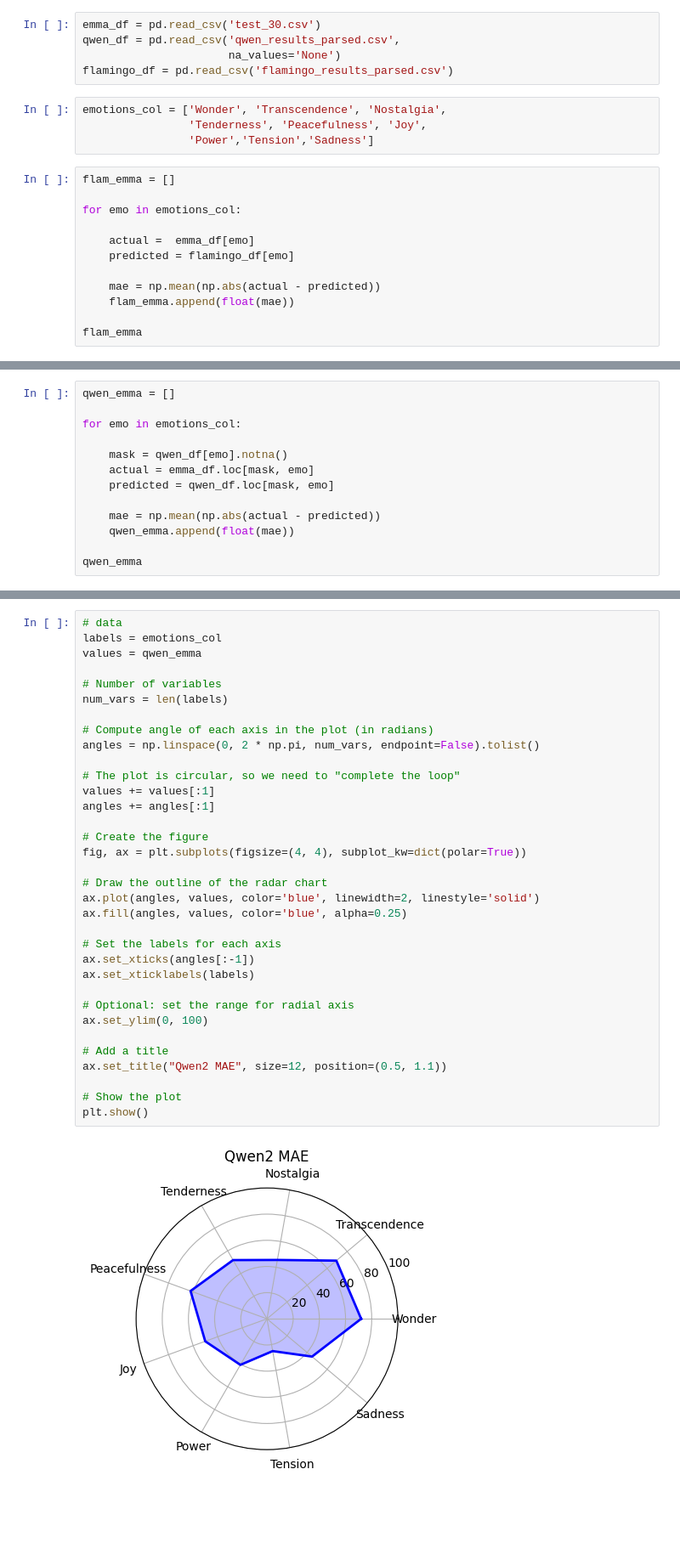
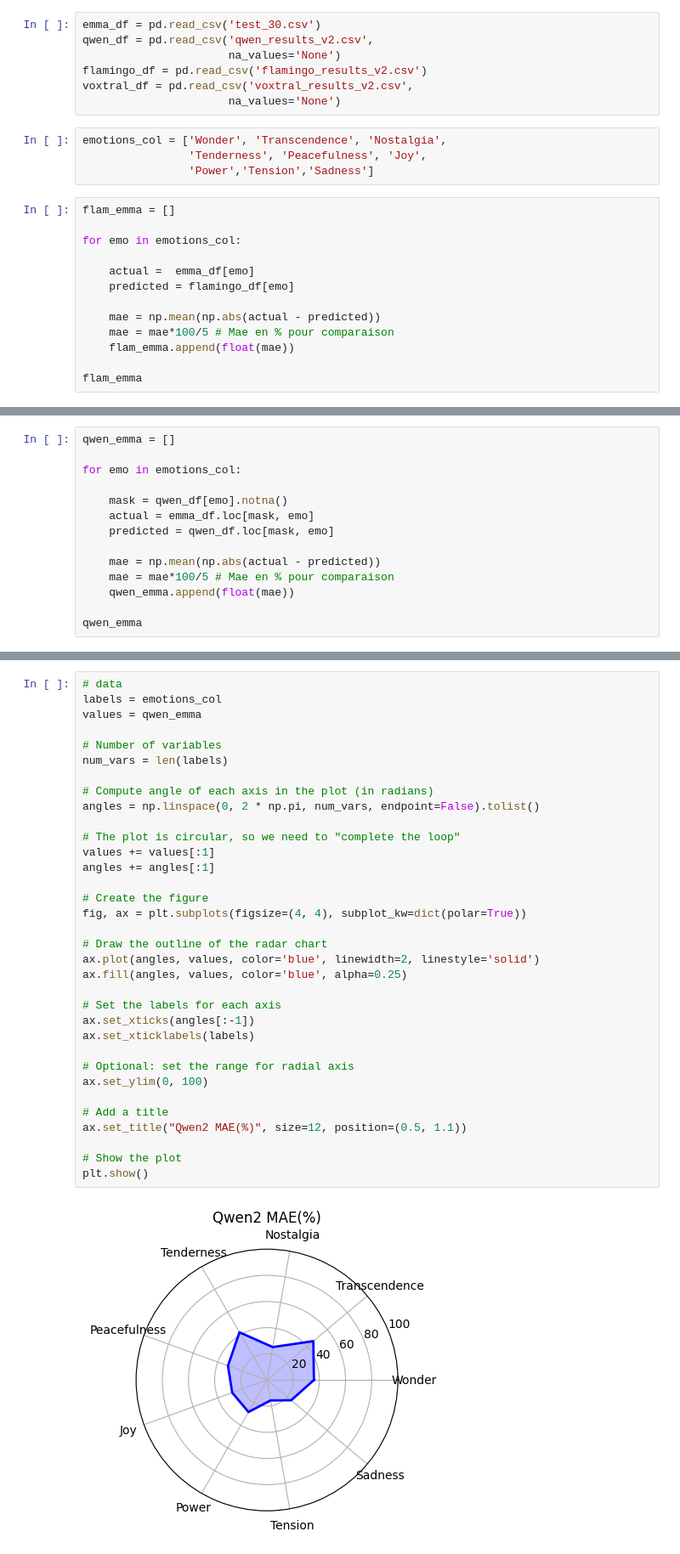
Before and after one commit to Squidez/MJF-GEMS-Annotations, a Jupyter notebook: result_analysis.ipynb, the cells around one changed output, grey strips where cells are left out. Shown at 85% size. Cells and saved outputs as stored; diff of their text form; blank space fills up the shorter version.

```diff
--- a/result_analysis.ipynb
+++ b/result_analysis.ipynb
@@ -4,9 +4,11 @@ import numpy as np
 import matplotlib.pyplot as plt
 # %%
 emma_df = pd.read_csv('test_30.csv')
-qwen_df = pd.read_csv('qwen_results_parsed.csv',
+qwen_df = pd.read_csv('qwen_results_v2.csv',
                       na_values='None')
-flamingo_df = pd.read_csv('flamingo_results_parsed.csv')
+flamingo_df = pd.read_csv('flamingo_results_v2.csv')
+voxtral_df = pd.read_csv('voxtral_results_v2.csv',
+                      na_values='None')
 # %%
 emotions_col = ['Wonder', 'Transcendence', 'Nostalgia',
                 'Tenderness', 'Peacefulness', 'Joy',
@@ -20,6 +22,7 @@ for emo in emotions_col:
     predicted = flamingo_df[emo]
 
     mae = np.mean(np.abs(actual - predicted))
+    mae = mae*100/5 # Mae en % pour comparaison
     flam_emma.append(float(mae))
 
 flam_emma
@@ -43,6 +46,7 @@ for emo in emotions_col:
     predicted = qwen_df.loc[mask, emo]
 
     mae = np.mean(np.abs(actual - predicted))
+    mae = mae*100/5 # Mae en % pour comparaison
     qwen_emma.append(float(mae))
 
 qwen_emma
@@ -122,35 +140,35 @@ values = qwen_emma
 
 # Number of variables
 num_vars = len(labels)
 
 # Compute angle of each axis in the plot (in radians)
 angles = np.linspace(0, 2 * np.pi, num_vars, endpoint=False).tolist()
 
 # The plot is circular, so we need to "complete the loop"
 values += values[:1]
 angles += angles[:1]
 
 # Create the figure
 fig, ax = plt.subplots(figsize=(4, 4), subplot_kw=dict(polar=True))
 
 # Draw the outline of the radar chart
 ax.plot(angles, values, color='blue', linewidth=2, linestyle='solid')
 ax.fill(angles, values, color='blue', alpha=0.25)
 
 # Set the labels for each axis
 ax.set_xticks(angles[:-1])
 ax.set_xticklabels(labels)
 
 # Optional: set the range for radial axis
 ax.set_ylim(0, 100)
 
 # Add a title
-ax.set_title("Qwen2 MAE", size=12, position=(0.5, 1.1))
+ax.set_title("Qwen2 MAE(%)", size=12, position=(0.5, 1.1))
 
 # Show the plot
 plt.show()
 # %% [output]
-[figure, old version]
+[figure, new version]
 # %%
 # data
 labels = emotions_col
```
Also changed, not shown: parts of 6 cells of this notebook, 7 other files.
